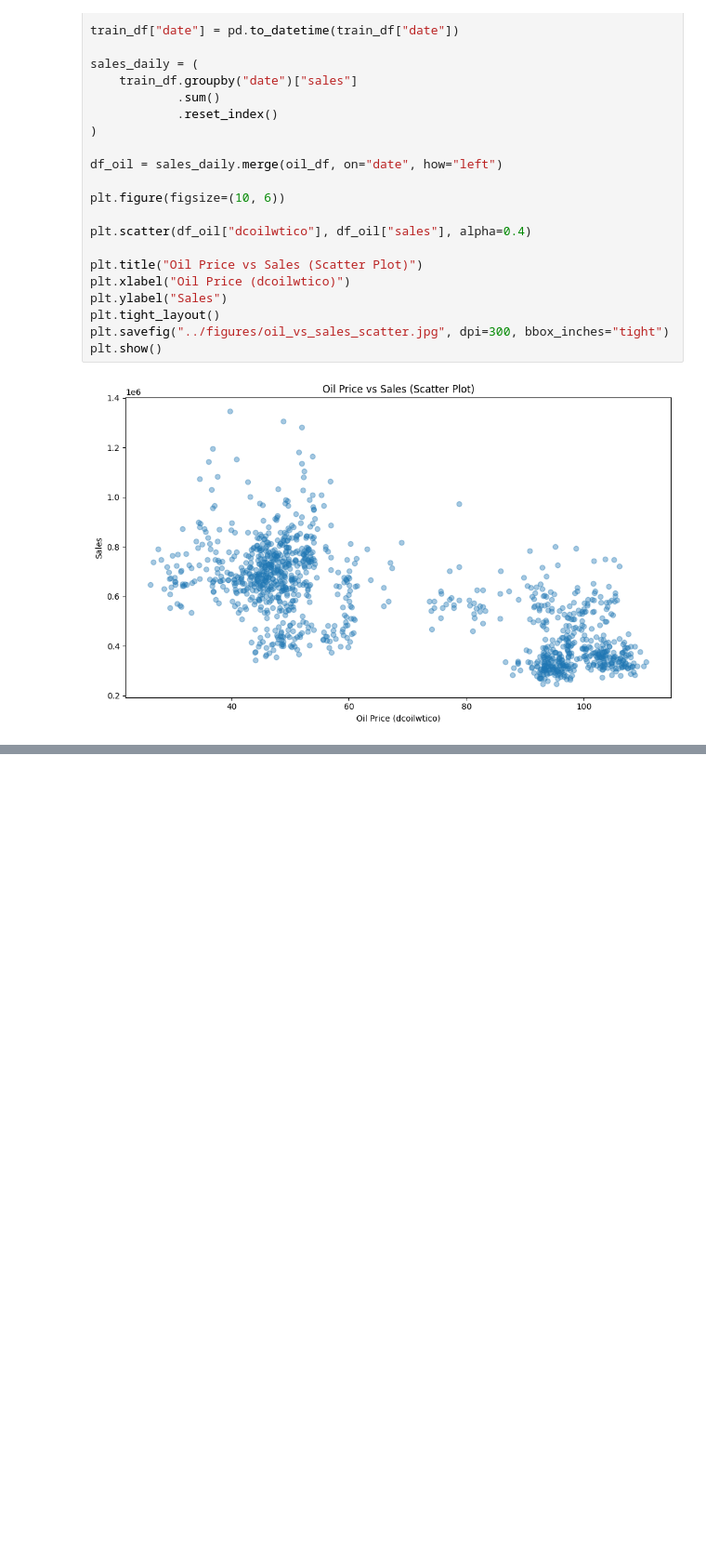
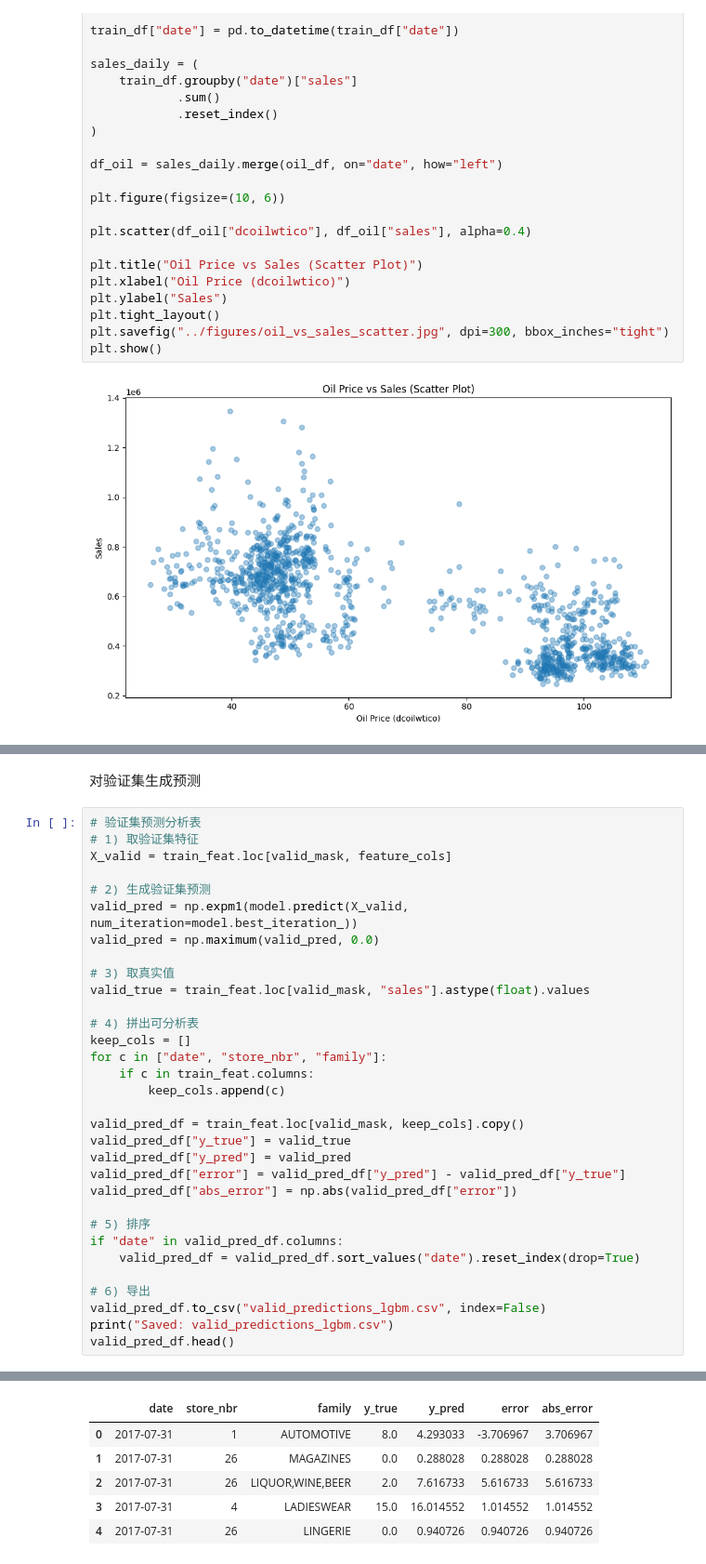
Before and after one commit to JerryJIANG721/Store-Sales---Time-Series-Forecasting, a Jupyter notebook: notebooks/notebook for ZZN.ipynb, the cells around one changed output, grey strips where cells are left out. Shown at 93% size. Saved outputs shown, nothing was run; the diff lists cells and outputs as text; blank space fills up the shorter version.

```diff
--- a/notebooks/notebook for ZZN.ipynb
+++ b/notebooks/notebook for ZZN.ipynb
@@ -290,0 +530,35 @@ plt.show()
+# %% [markdown]
+对验证集生成预测
+# %%
+# 验证集预测分析表
+# 1) 取验证集特征
+X_valid = train_feat.loc[valid_mask, feature_cols]
+
+# 2) 生成验证集预测
+valid_pred = np.expm1(model.predict(X_valid, num_iteration=model.best_iteration_))
+valid_pred = np.maximum(valid_pred, 0.0)
+
+# 3) 取真实值
+valid_true = train_feat.loc[valid_mask, "sales"].astype(float).values
+
+# 4) 拼出可分析表
+keep_cols = []
+for c in ["date", "store_nbr", "family"]:
+    if c in train_feat.columns:
+        keep_cols.append(c)
+
+valid_pred_df = train_feat.loc[valid_mask, keep_cols].copy()
+valid_pred_df["y_true"] = valid_true
+valid_pred_df["y_pred"] = valid_pred
+valid_pred_df["error"] = valid_pred_df["y_pred"] - valid_pred_df["y_true"]
+valid_pred_df["abs_error"] = np.abs(valid_pred_df["error"])
+
+# 5) 排序
+if "date" in valid_pred_df.columns:
+    valid_pred_df = valid_pred_df.sort_values("date").reset_index(drop=True)
+
+# 6) 导出
+valid_pred_df.to_csv("valid_predictions_lgbm.csv", index=False)
+print("Saved: valid_predictions_lgbm.csv")
+valid_pred_df.head()
+# %% [output]
@@ -290,0 +567,6 @@ plt.show()
+|  | date | store_nbr | family | y_true | y_pred | error | abs_error |
+| 0 | 2017-07-31 | 1 | AUTOMOTIVE | 8.0 | 4.293033 | -3.706967 | 3.706967 |
+| 1 | 2017-07-31 | 26 | MAGAZINES | 0.0 | 0.288028 | 0.288028 | 0.288028 |
+| 2 | 2017-07-31 | 26 | LIQUOR,WINE,BEER | 2.0 | 7.616733 | 5.616733 | 5.616733 |
+| 3 | 2017-07-31 | 4 | LADIESWEAR | 15.0 | 16.014552 | 1.014552 | 1.014552 |
+| 4 | 2017-07-31 | 26 | LINGERIE | 0.0 | 0.940726 | 0.940726 | 0.940726 |
```
Also changed, not shown: parts of 7 cells of this notebook, 3 other files.
